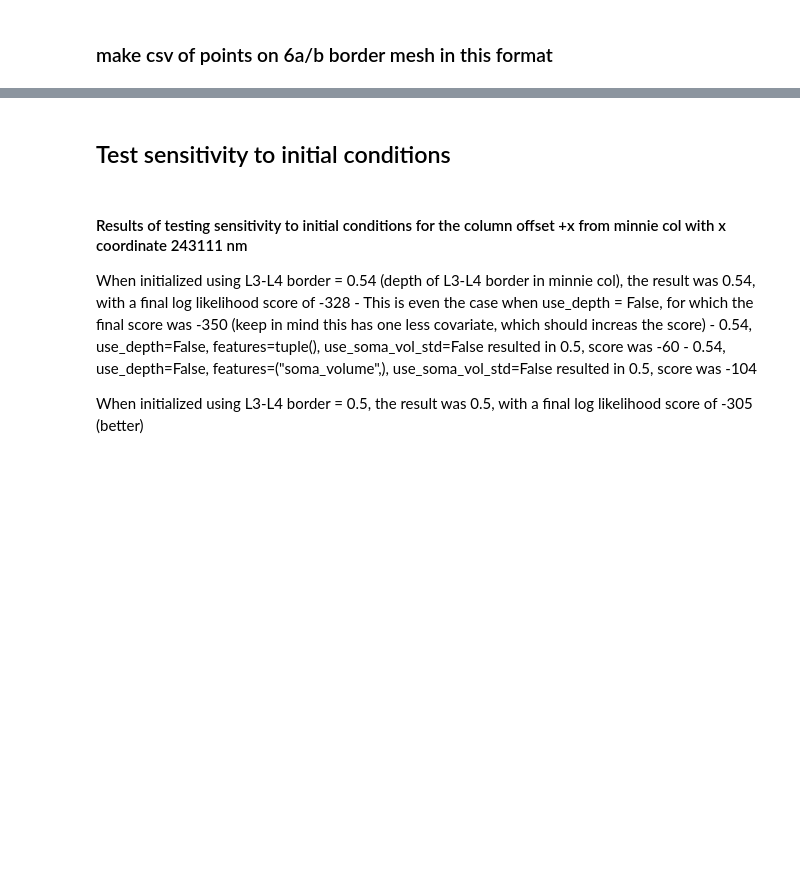
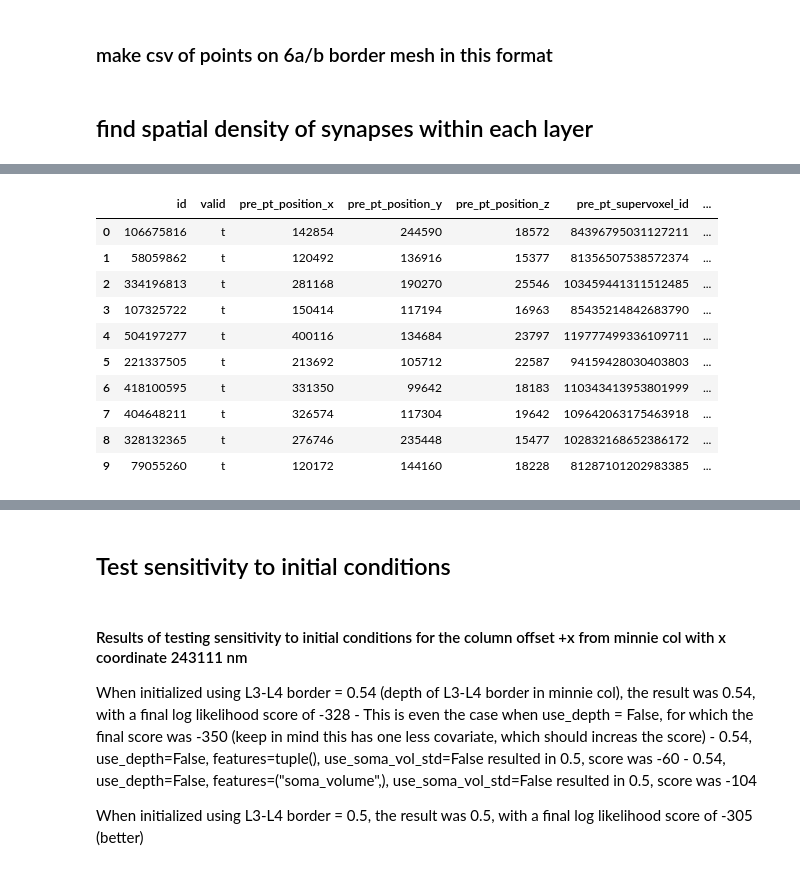
Before and after one commit to AllenInstitute/cortical-layers, a Jupyter notebook: example-layer-analysis.ipynb, the cells around one changed output, grey strips where cells are left out. Saved outputs shown, nothing was run; the diff lists cells and outputs as text; code cells hidden in the pictures; blank space fills up the shorter version.

```diff
--- a/example-layer-analysis.ipynb
+++ b/example-layer-analysis.ipynb
@@ -407,3 +405,12 @@ with open(f"mesh_points{name}.csv", "w") as f:
         text += f"\"({x_vx}, {y_vx}, {z_vx})\",,,,,,,Point,\n"
     text = text[:-1]  # remove last newline
     f.write(text)
+# %% [markdown]
+## find spatial density of synapses within each layer
+# %%
+datastack_name = "minnie65_phase3_v1"
+client = CAVEclient(datastack_name)
+resolution = np.array([4., 4., 40.])  # nm per voxel
+syns = client.materialize.query_table("synapses_pni_2", limit=10, split_positions=True)
+syns
+# %% [output]
@@ -409,0 +418,11 @@ with open(f"mesh_points{name}.csv", "w") as f:
+|  | id | valid | pre_pt_position_x | pre_pt_position_y | pre_pt_position_z | pre_pt_supervoxel_id | ... |
+| 0 | 106675816 | t | 142854 | 244590 | 18572 | 84396795031127211 | ... |
+| 1 | 58059862 | t | 120492 | 136916 | 15377 | 81356507538572374 | ... |
+| 2 | 334196813 | t | 281168 | 190270 | 25546 | 103459441311512485 | ... |
+| 3 | 107325722 | t | 150414 | 117194 | 16963 | 85435214842683790 | ... |
+| 4 | 504197277 | t | 400116 | 134684 | 23797 | 119777499336109711 | ... |
+| 5 | 221337505 | t | 213692 | 105712 | 22587 | 94159428030403803 | ... |
+| 6 | 418100595 | t | 331350 | 99642 | 18183 | 110343413953801999 | ... |
+| 7 | 404648211 | t | 326574 | 117304 | 19642 | 109642063175463918 | ... |
+| 8 | 328132365 | t | 276746 | 235448 | 15477 | 102832168652386172 | ... |
+| 9 | 79055260 | t | 120172 | 144160 | 18228 | 81287101202983385 | ... |
```
Also changed, not shown: parts of 24 cells of this notebook, 6 other files.
